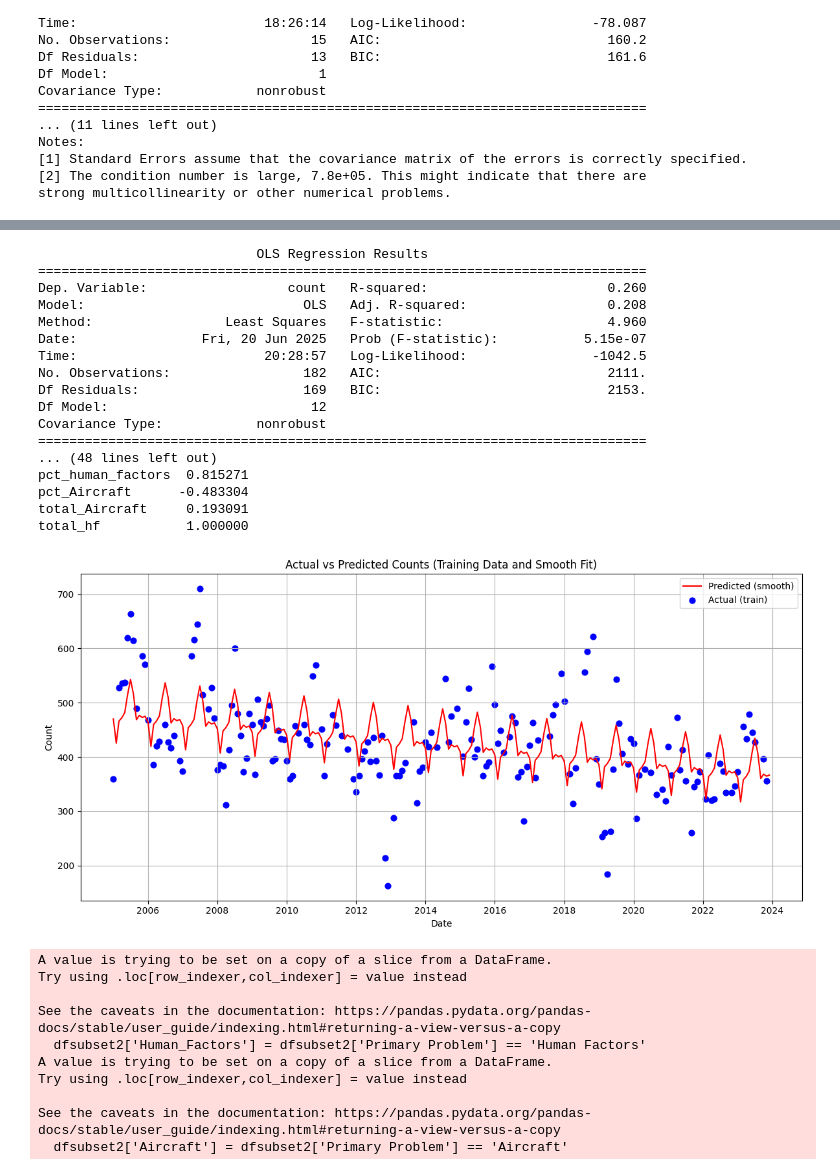
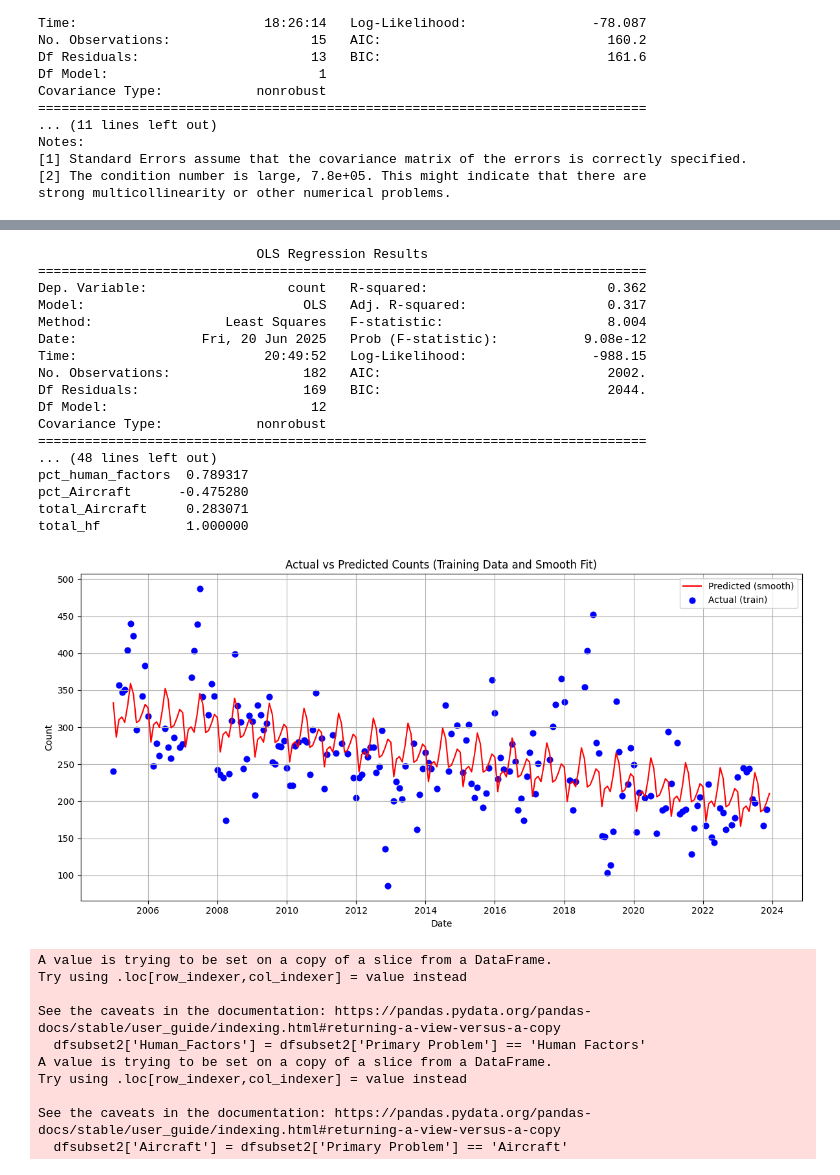
Before and after one commit to terryljh/aviation2, a Jupyter notebook: asrs linear model2.ipynb, the cells around one changed output, grey strips where cells are left out. Saved outputs shown, nothing was run; the diff lists cells and outputs as text; code cells hidden in the pictures.

```diff
--- a/asrs linear model2.ipynb
+++ b/asrs linear model2.ipynb
@@ -1530,6 +1530,10 @@ from scipy.stats import pearsonr
 import matplotlib.pyplot as plt
 
 dfsubset2 = dfsubset[(dfsubset['Date']//100 >= 2006) & (dfsubset['Date']//100 <= 2024)].copy()
+
+dfsubset2 = dfsubset2[dfsubset2['Operating Under FAR Part'] == 'Part 121']
+
+
 dfsubset2['Year'] = dfsubset2['Date'] // 100
 dfsubset2['Month'] = dfsubset2['Date'] % 100
 dfsubset2['Year'] = dfsubset2['Year'] - dfsubset2['Year'].mean()
@@ -1659,6 +1680,9 @@ dfsubset2 = dfsubset[(dfsubset['Date']//100 >= 2006) & (dfsubset['Date']//100 <=
 dfsubset2['Year'] = dfsubset2['Date'] // 100
 dfsubset2['Month'] = dfsubset2['Date'] % 100
 dfsubset2['Year'] = dfsubset2['Year'] - dfsubset2['Year'].mean()
+
+dfsubset2 = dfsubset2[dfsubset2['Operating Under FAR Part'] == 'Part 121']
+
 
 grouped = dfsubset2.groupby(['Year', 'Month']).size().reset_index(name='count')
 
@@ -1784,6 +1818,8 @@ dfsubset2 = dfsubset[(dfsubset['Date']//100 >= 2006) & (dfsubset['Date']//100 <=
 dfsubset2['Year'] = dfsubset2['Date'] // 100
 dfsubset2['Month'] = dfsubset2['Date'] % 100
 dfsubset2['Year'] = dfsubset2['Year'] - dfsubset2['Year'].mean()
+
+dfsubset2 = dfsubset2[dfsubset2['Operating Under FAR Part'] == 'Part 121']
 
 grouped = dfsubset2.groupby(['Year', 'Month']).size().reset_index(name='count')
 
@@ -1859,44 +1895,44 @@ month_rad = 2 * np.pi * (plot_months - 1) / 12
 
 plot_df = pd.DataFrame({'Year': plot_years, 'Month': plot_months, 'month_rad': month_rad})
 
 for h in range(1, 11):
     plot_df[f'sin{h}'] = np.sin(h * plot_df['month_rad'])
     plot_df[f'cos{h}'] = np.cos(h * plot_df['month_rad'])
 
 X_plot = plot_df[features]
 X_plot = sm.add_constant(X_plot, prepend=False)
 
 y_plot_pred = monthmodel2.predict(X_plot)
 
 plt.figure(figsize=(12, 6))
 plt.plot(date_range, y_plot_pred, label='Predicted (smooth)', color='red')
 plt.scatter(train_dates, y_train, label='Actual (train)', color='blue', s=40)
 plt.xlabel('Date')
 plt.ylabel('Count')
 plt.title('Actual vs Predicted Counts (Training Data and Smooth Fit)')
 plt.legend()
 plt.grid(True)
 plt.tight_layout()
 plt.show()
 # %% [output]
                             OLS Regression Results
 ==============================================================================
-Dep. Variable:                  count   R-squared:                       0.260
-Model:                            OLS   Adj. R-squared:                  0.208
-Method:                 Least Squares   F-statistic:                     4.960
-Date:                Fri, 20 Jun 2025   Prob (F-statistic):           5.15e-07
-Time:                        20:28:57   Log-Likelihood:                -1042.5
-No. Observations:                 182   AIC:                             2111.
-Df Residuals:                     169   BIC:                             2153.
+Dep. Variable:                  count   R-squared:                       0.362
+Model:                            OLS   Adj. R-squared:                  0.317
+Method:                 Least Squares   F-statistic:                     8.004
+Date:                Fri, 20 Jun 2025   Prob (F-statistic):           9.08e-12
+Time:                        20:49:52   Log-Likelihood:                -988.15
+No. Observations:                 182   AIC:                             2002.
+Df Residuals:                     169   BIC:                             2044.
 Df Model:                          12
 Covariance Type:            nonrobust
 ==============================================================================
 ... (48 lines left out)
-pct_human_factors  0.815271
-pct_Aircraft      -0.483304
-total_Aircraft     0.193091
+pct_human_factors  0.789317
+pct_Aircraft      -0.475280
+total_Aircraft     0.283071
 total_hf           1.000000
-[figure, old version]
+[figure, new version]
 # %%
 
 import statsmodels.api as sm
```
Also changed, not shown: parts of 3 cells of this notebook.
